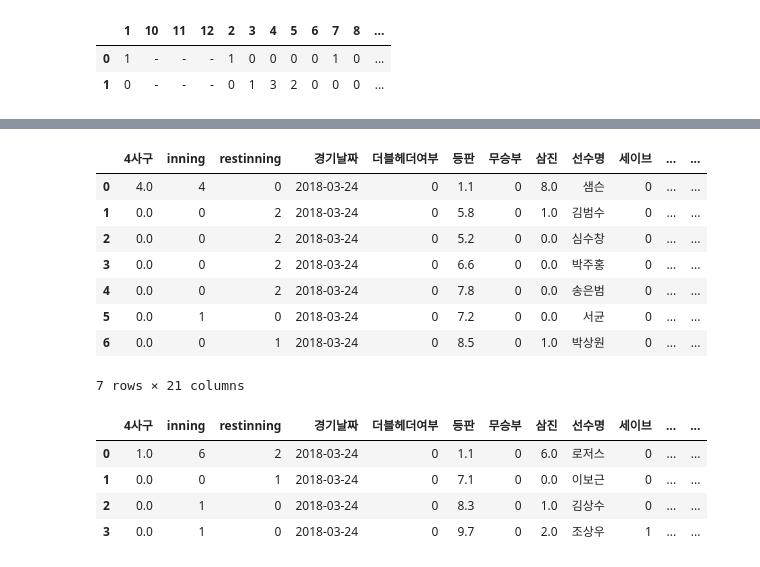
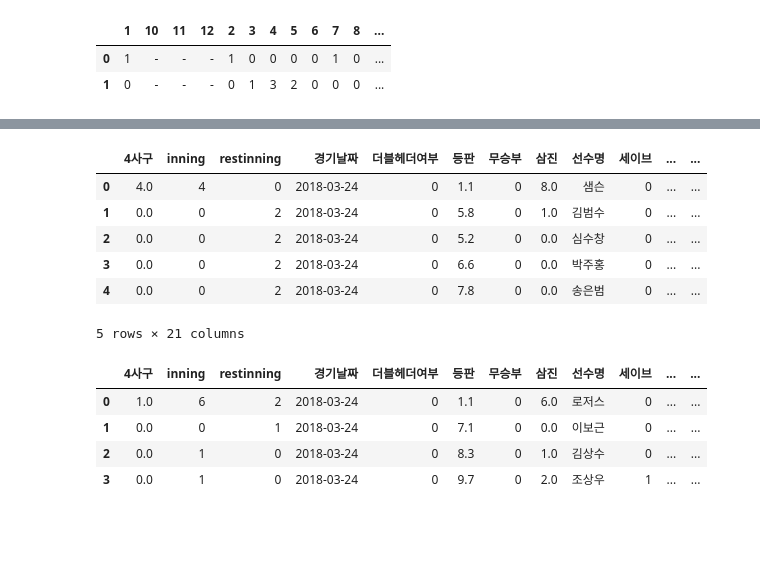
Before and after one commit to LOPES-HUFS/Data_Wrangling_for_KBO, a Jupyter notebook: notebook.ipynb, the cells around one changed output, grey strips where cells are left out. Drawn from its saved outputs; the diff is of its cells as text; code cells hidden in the pictures; blank space fills up the shorter version.

```diff
--- a/notebook.ipynb
+++ b/notebook.ipynb
@@ -240,13 +236,12 @@ pd.DataFrame(temp_full[list(temp_full.keys())[0]]['home_batter'])
 # %%
-pd.DataFrame(temp_full[list(temp_full.keys())[0]]['away_pitcher'])
+#원정팀  투수 데이터가 잘 변경되었는지 확인 합니다.
+pd.DataFrame(temp_full[list(temp_full.keys())[0]]['away_pitcher']).head()
 # %% [output]
 |  | 4사구 | inning | restinning | 경기날짜 | 더블헤더여부 | 등판 | 무승부 | 삼진 | 선수명 | 세이브 | ... | ... |
 | 0 | 4.0 | 4 | 0 | 2018-03-24 | 0 | 1.1 | 0 | 8.0 | 샘슨 | 0 | ... | ... |
 | 1 | 0.0 | 0 | 2 | 2018-03-24 | 0 | 5.8 | 0 | 1.0 | 김범수 | 0 | ... | ... |
 | 2 | 0.0 | 0 | 2 | 2018-03-24 | 0 | 5.2 | 0 | 0.0 | 심수창 | 0 | ... | ... |
 | 3 | 0.0 | 0 | 2 | 2018-03-24 | 0 | 6.6 | 0 | 0.0 | 박주홍 | 0 | ... | ... |
 | 4 | 0.0 | 0 | 2 | 2018-03-24 | 0 | 7.8 | 0 | 0.0 | 송은범 | 0 | ... | ... |
-| 5 | 0.0 | 1 | 0 | 2018-03-24 | 0 | 7.2 | 0 | 0.0 | 서균 | 0 | ... | ... |
-| 6 | 0.0 | 0 | 1 | 2018-03-24 | 0 | 8.5 | 0 | 1.0 | 박상원 | 0 | ... | ... |
-7 rows × 21 columns
+5 rows × 21 columns
 # %%
```
Also changed, not shown: parts of 37 cells of this notebook.
